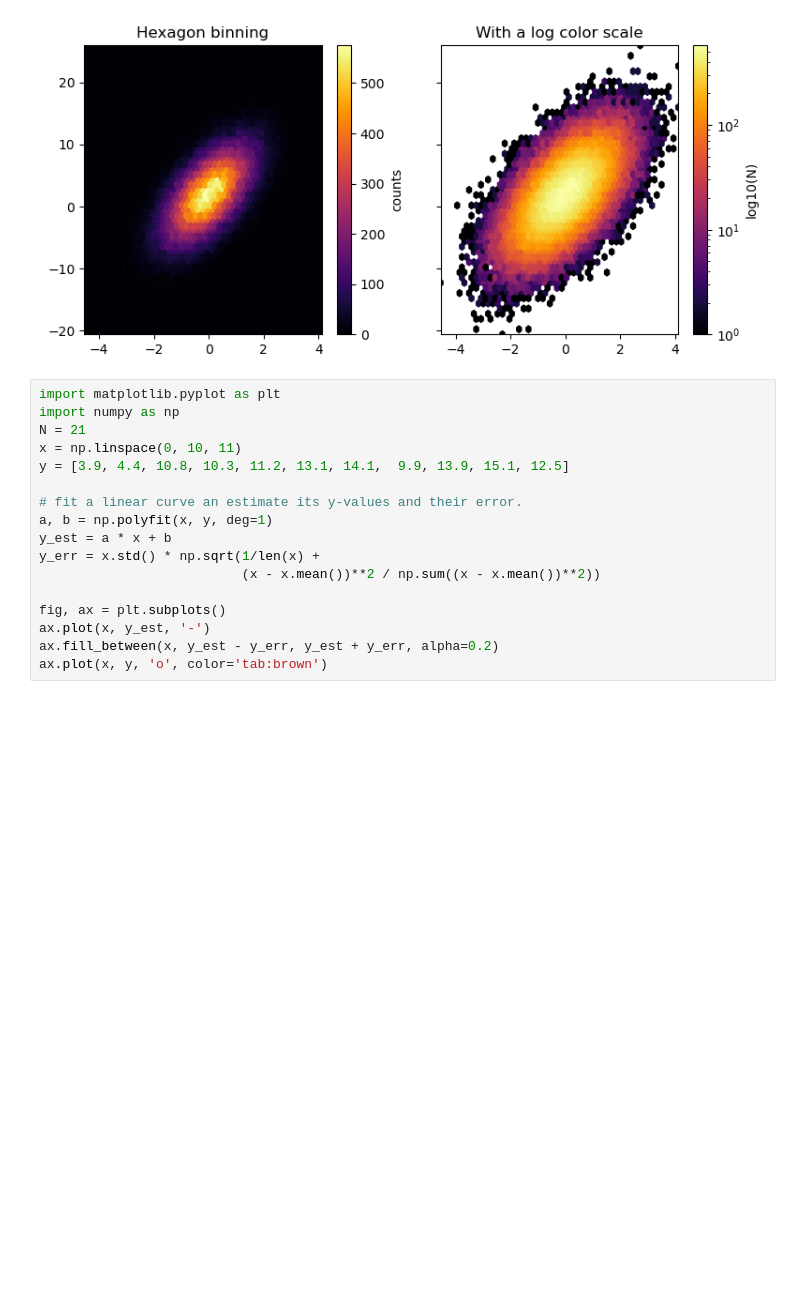
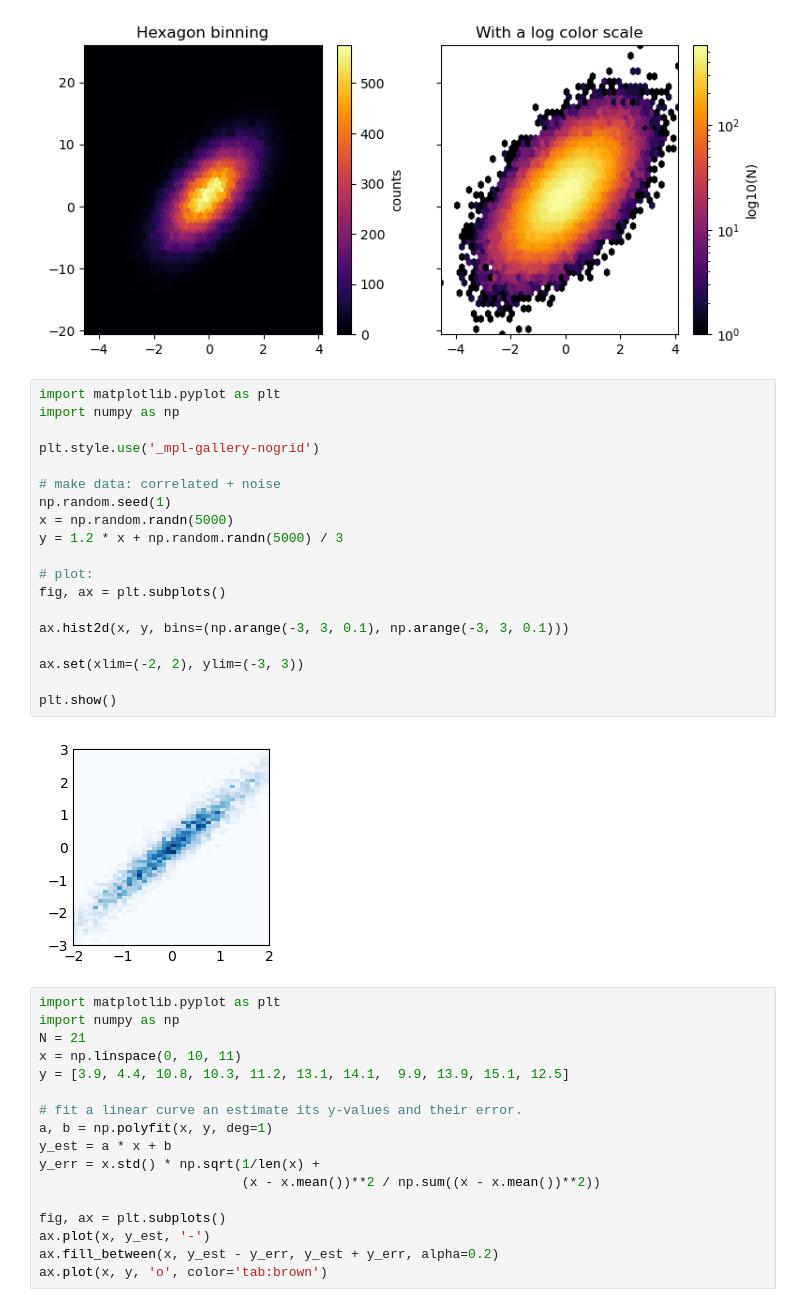
Before and after one commit to Nikit-V-Mitic/Python-Testing, a Jupyter notebook: MatPlotLibSheet.ipynb, the cells around one changed output. Drawn from its saved outputs; the diff is of its cells as text; blank space fills up the shorter version.

Commit message:
Building on heat plots, a demonstration of coordinate density via color hue in Matplotlib

```diff
--- a/MatPlotLibSheet.ipynb
+++ b/MatPlotLibSheet.ipynb
@@ -75,6 +75,27 @@ cb = fig.colorbar(hb, ax=ax1, label='log10(N)')
 plt.show()
 # %% [output]
 [figure]
+# %%
+import matplotlib.pyplot as plt
+import numpy as np
+
+plt.style.use('_mpl-gallery-nogrid')
+
+# make data: correlated + noise
+np.random.seed(1)
+x = np.random.randn(5000)
+y = 1.2 * x + np.random.randn(5000) / 3
+
+# plot:
+fig, ax = plt.subplots()
+
+ax.hist2d(x, y, bins=(np.arange(-3, 3, 0.1), np.arange(-3, 3, 0.1)))
+
+ax.set(xlim=(-2, 2), ylim=(-3, 3))
+
+plt.show()
+# %% [output]
+[figure, added]
 # %%
 import matplotlib.pyplot as plt
 import numpy as np
```
